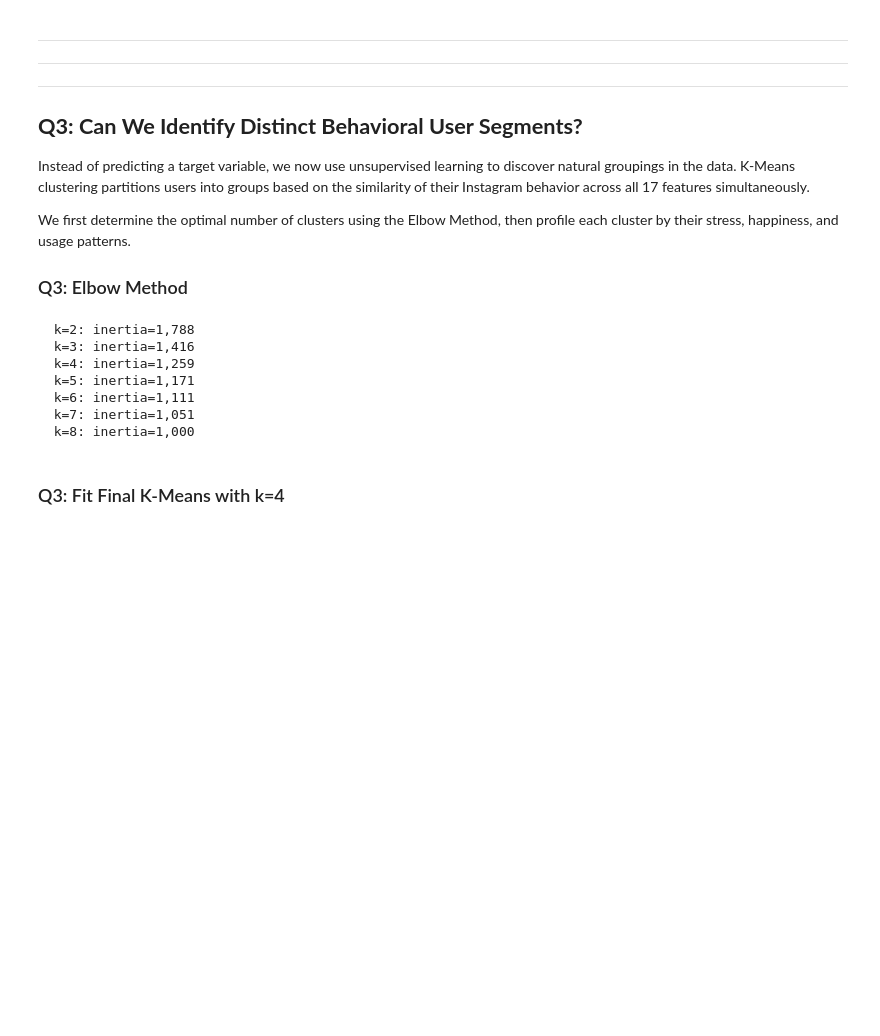
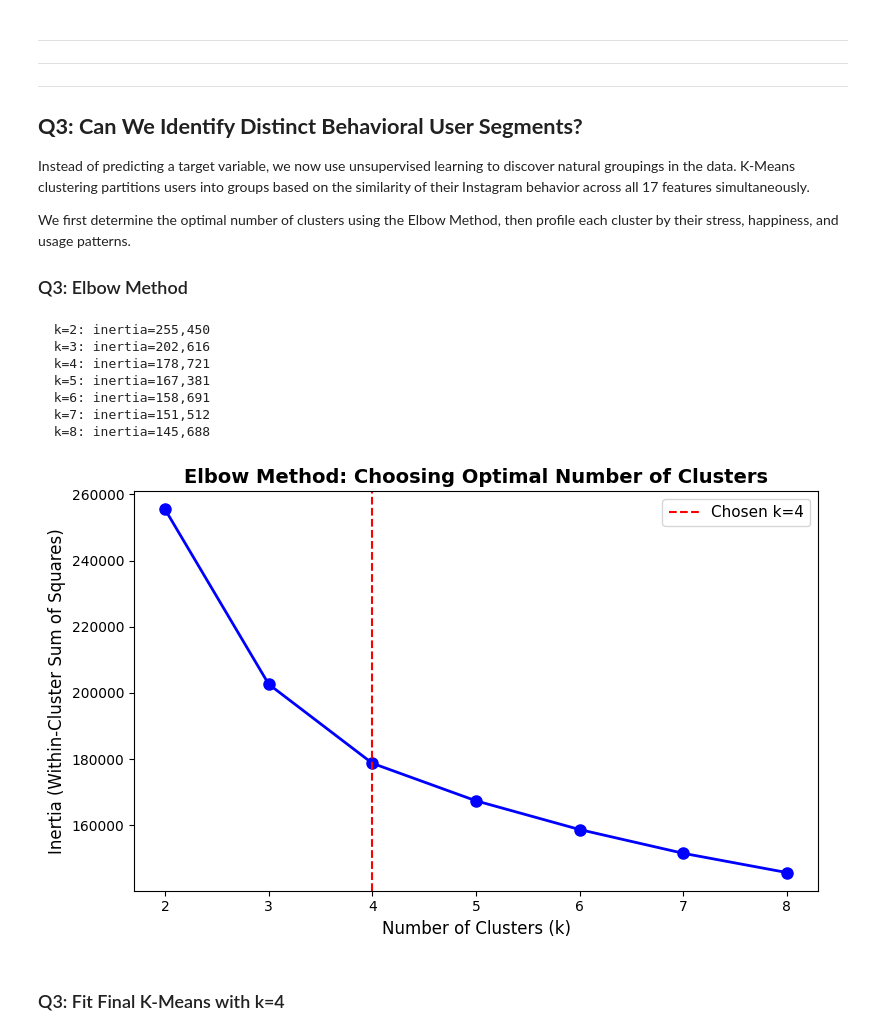
Before and after one commit to saishapitani/cmsc320GroupProj, a Jupyter notebook: final_proj.ipynb, the cells around one changed output. Cells and saved outputs as stored; diff of their text form; code cells hidden in the pictures; blank space fills up the shorter version.

```diff
--- a/final_proj.ipynb
+++ b/final_proj.ipynb
@@ -502,25 +532,41 @@ then profile each cluster by their stress, happiness, and usage patterns.
 # %%
 # Scale features for clustering
 scaler_cluster = StandardScaler()
 X_cluster = scaler_cluster.fit_transform(df[ig_features])
 
 # Elbow method: try k=2 through k=8
 inertias = []
 K_range = range(2, 9)
 
 for k in K_range:
     km = KMeans(n_clusters=k, random_state=42, n_init=10)
     km.fit(X_cluster)
     inertias.append(km.inertia_)
     print(f"  k={k}: inertia={km.inertia_:,.0f}")
+
+fig, ax = plt.subplots(figsize=(8, 5))
+
+ax.plot(list(K_range), inertias, 'bo-', linewidth=2, markersize=8)
+ax.axvline(x=4, color='red', linestyle='--', linewidth=1.5, label='Chosen k=4')
+
+ax.set_xlabel('Number of Clusters (k)', fontsize=12)
+ax.set_ylabel('Inertia (Within-Cluster Sum of Squares)', fontsize=12)
+ax.set_title('Elbow Method: Choosing Optimal Number of Clusters',
+             fontsize=14, fontweight='bold')
+ax.legend(fontsize=11)
+ax.set_xticks(list(K_range))
+
+plt.tight_layout()
+plt.show()
 # %% [output]
-  k=2: inertia=1,788
-  k=3: inertia=1,416
-  k=4: inertia=1,259
-  k=5: inertia=1,171
-  k=6: inertia=1,111
-  k=7: inertia=1,051
-  k=8: inertia=1,000
+  k=2: inertia=255,450
+  k=3: inertia=202,616
+  k=4: inertia=178,721
+  k=5: inertia=167,381
+  k=6: inertia=158,691
+  k=7: inertia=151,512
+  k=8: inertia=145,688
+[figure, added]
 # %% [markdown]
 ### Q3: Fit Final K-Means with k=4
 # %%
```
Also changed, not shown: parts of 27 cells of this notebook.
